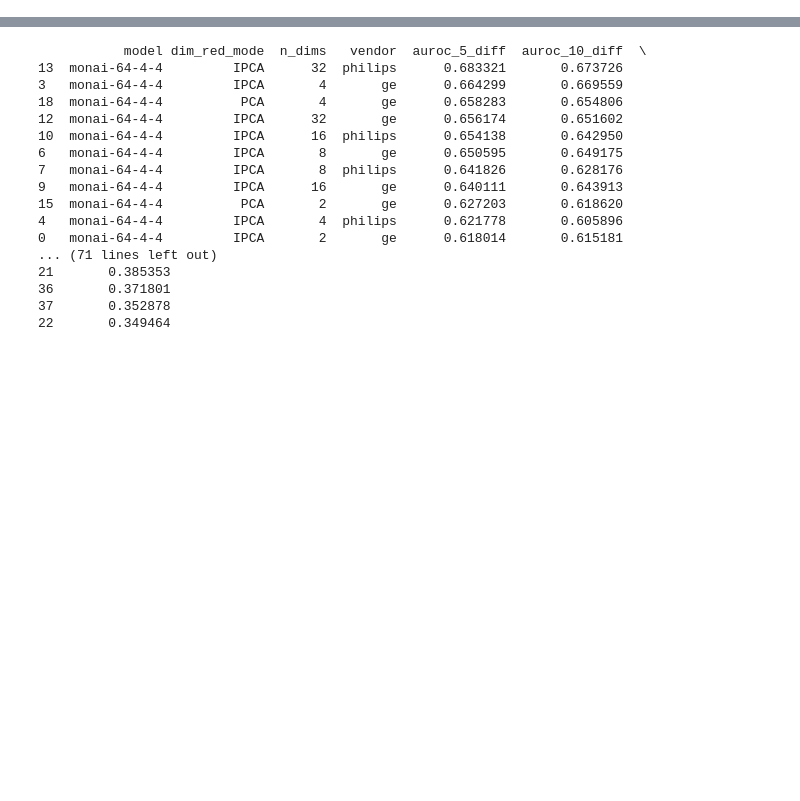
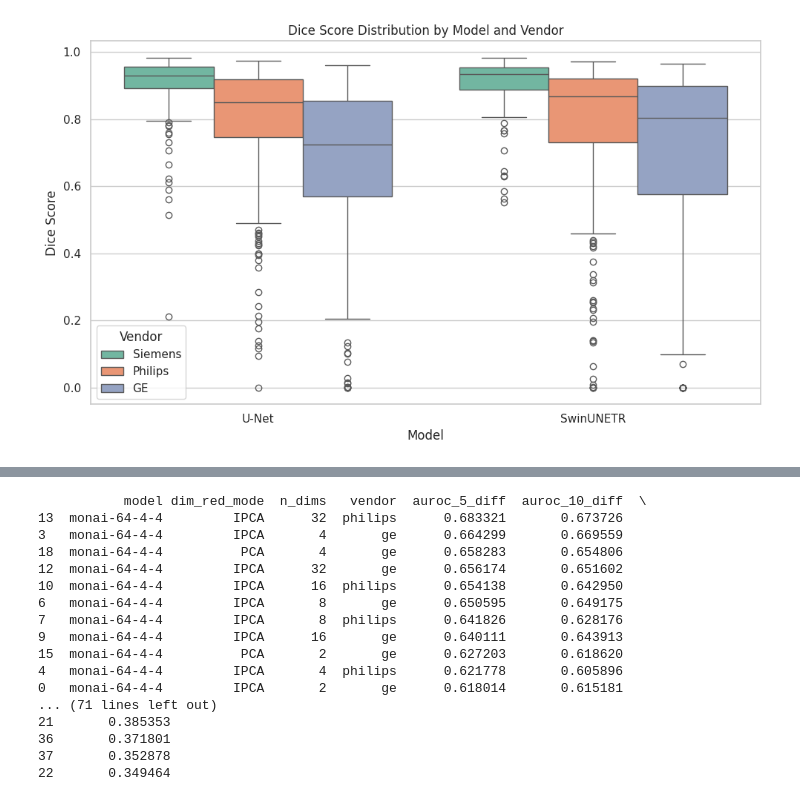
Before and after one commit to sgomezru/DSSQ, a Jupyter notebook: notebooks/analysis.ipynb, the cells around one changed output, grey strips where cells are left out. Saved outputs shown, nothing was run; the diff lists cells and outputs as text; code cells hidden in the pictures; blank space fills up the shorter version.

```diff
--- a/notebooks/analysis.ipynb
+++ b/notebooks/analysis.ipynb
@@ -6 +249,31 @@ import seaborn as sns
+# %%
+boxplotdata = []
+for ven in test_vendors:
+    for model in models:
+        for d in dices_vendor[ven][model]['DS']:
+            boxplotdata.append(
+                {
+                    "Vendor": ven.capitalize() if ven != "ge" else "GE",
+                    "Model": "U-Net" if "monai" in model else "SwinUNETR",
+                    "Dice": d
+                }
+            )
+
+df = pd.DataFrame(boxplotdata)
+sns.set_theme(style="whitegrid")
+palette = sns.color_palette("Set2")
+plt.figure(figsize=(10, 6))
+sns.boxplot(x='Model', y='Dice', hue='Vendor', data=df, palette=palette)
+
+# Customize the plot
+plt.title('Dice Score Distribution by Model and Vendor')
+plt.xlabel('Model')
+plt.ylabel('Dice Score')
+plt.legend(title='Vendor')
+
+# Show the plot
+plt.tight_layout()
+plt.show()
+# %% [output]
+[figure, added]
 # %%
```
Also changed, not shown: parts of 17 cells of this notebook, 2 other files.
